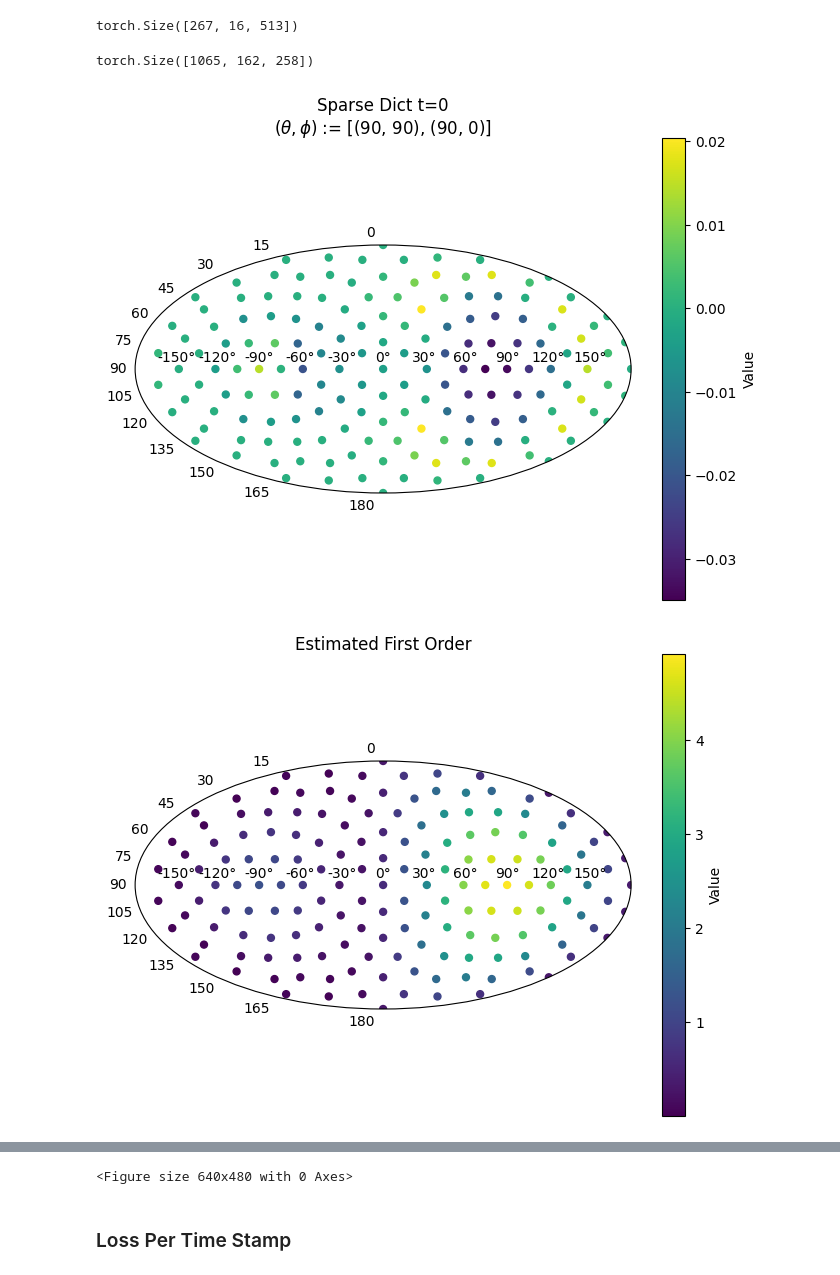
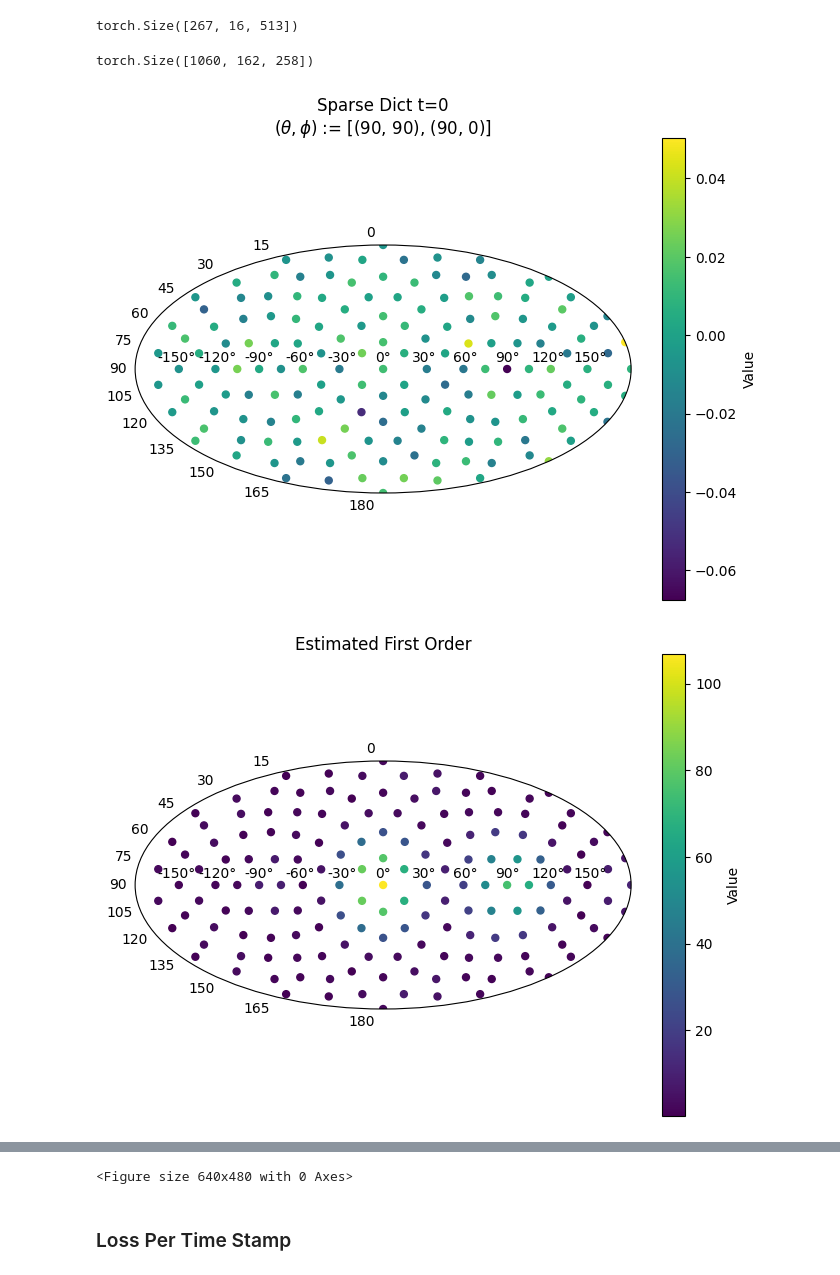
Before and after one commit to Amitmils/AmbisonicUpscaling, a Jupyter notebook: run_script_v2.ipynb, the cells around one changed output, grey strips where cells are left out. Saved outputs shown, nothing was run; the diff lists cells and outputs as text; code cells hidden in the pictures.

```diff
--- a/run_script_v2.ipynb
+++ b/run_script_v2.ipynb
@@ -138,17 +142,18 @@ mem_status()
 # %% [output]
 GPU Tensors: 0
 # %%
+
 signals = [
     signal_info(
-        signal_path=r"data/sound_files/male_speech.wav",
+        signal_path=r"data/sound_files/male_speech.wav", #24kHz
         th=90,
         ph=90,
         in_rad=False,
     ),
     signal_info(
-        signal_path=r"data/sound_files/female_speech.wav",
-        th=90,
-        ph=0,
+        signal_path=r"data/sound_files/female_speech.wav",#24kHz
+        th=36,
+        ph=-31,
         in_rad=False,
     ),
 ]
@@ -222,7 +260,7 @@ else:
     if mask_type == "cheat":
         target_th = torch.tensor([math.radians(coo[0]) for coo in sound_field.sources_coords])
         target_ph = torch.tensor([math.radians(coo[1]) for coo in sound_field.sources_coords])
-        mask = torch.any(torch.sqrt((sound_field.P_th[...,None] - target_th)**2 + (sound_field.P_ph[...,None] - target_ph)**2) < math.radians(20),dim=1).reshape(-1)
+        mask = torch.any(torch.sqrt((sound_field.P_th[...,None] - target_th)**2 + (sound_field.P_ph[...,None] - target_ph)**2) < math.radians(20),dim=1).nonzero().reshape(-1)
     elif mask_type == "algo":
         mask = torch.nonzero(normalzed_per_source>75).reshape(-1)
     elif mask_type == "hardcoded":
@@ -432,7 +457,7 @@ est_anm_f_third_order.shape
 torch.Size([267, 16, 513])
 # %%
 index = 0
-window= 30
+window= 60
 
 sound_field.plot_sparse_dict(s_stft_dict[window].sum(-1,keepdim=True), sample_idx=index)
 utils.plot_on_2D(
@@ -446,33 +471,33 @@ utils.plot_on_2D(
             zen=sound_field.P_th,
             values=real_first_order_proj[window],
             title=f"Real First Order",
 )
 utils.plot_on_2D(
             azi=sound_field.P_ph,
             zen=sound_field.P_th,
             values=est_third_order_proj[window],
             title=f"Estimated Third Order",
 )
 utils.plot_on_2D(
             azi=sound_field.P_ph,
             zen=sound_field.P_th,
             values=real_output_order_proj[window],
             title=f"Real Third Order",
 )
 
 
 
 
 
 
 
 plt.figure()
 print(s_stft_dict.shape)
 try:
     plt.plot(energy_dict_total[window].cpu())
 except:
     pass
 # %% [output]
-torch.Size([1065, 162, 258])
+torch.Size([1060, 162, 258])
-[figure, old version]
+[figure, new version]
-[figure, old version]
+[figure, new version]
```
Also changed, not shown: parts of 11 cells of this notebook, 2 other files.
